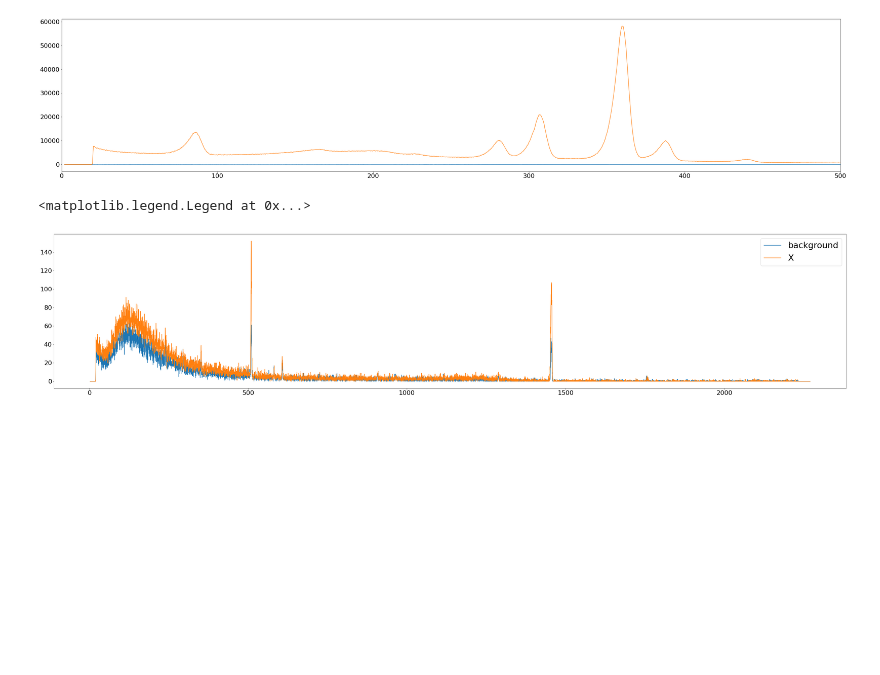
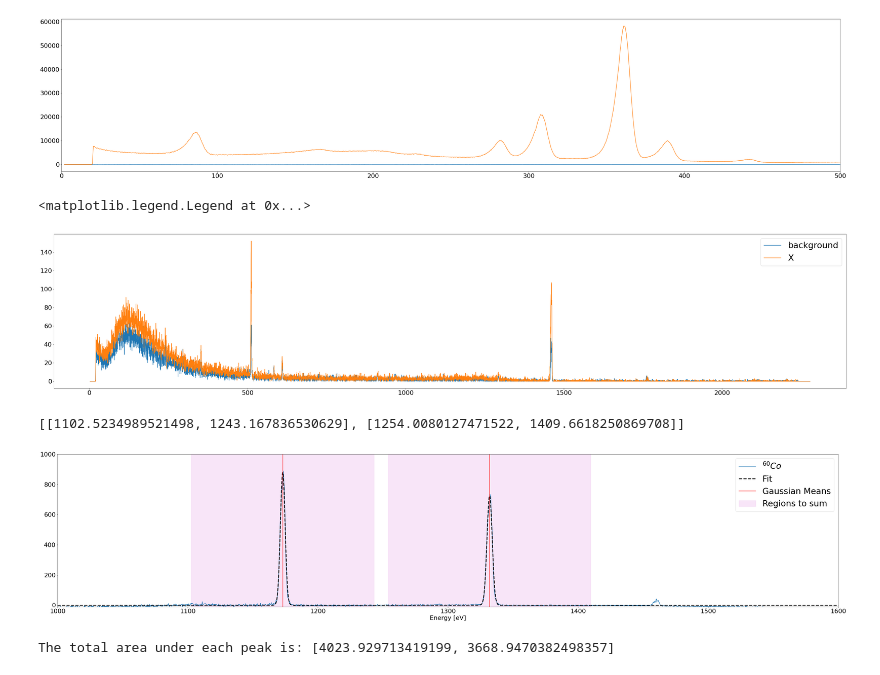
Before and after one commit to callum-mccracken/GRIDS_2022, a Jupyter notebook: HPGe/plot_spectra.ipynb, the cells around one changed output. Cells and saved outputs as stored; diff of their text form; code cells hidden in the pictures; blank space fills up the shorter version.

Commit message:
Started work on summing area under peaks, made peak plotting less hardcoded.

```diff
--- a/HPGe/plot_spectra.ipynb
+++ b/HPGe/plot_spectra.ipynb
@@ -208,3 +205,6 @@ array([ 881.31116622, 4213.55524553,   42.94739844,  726.2081654 ,
 # %%
 cal1 = np.polyfit([coeff_gauss[1],coeff_gauss[4]], [1173, 1332], 1)
+
+#convert our channel values to energy values for the x axis based off the results of the
+channelToEnergy = np.polyval(cal1, xval)
 # %%
@@ -275,0 +272,67 @@ plt.legend(fontsize=30)
+# %%
+### summing up peaks to get total areas of counts
+
+coeff_gauss_E, _ = curve_fit(comb_gauss, channelToEnergy, spectrum_co60-bkgfit, p0=[900, 1173, 10, 800, 1332, 10])
+fit_hist_E = comb_gauss(channelToEnergy, *coeff_gauss_E)
+
+#splits our array up, cutting whereever there is a entry, and making sure we cut the
+#energy array the same way
+fit_hist_E_split = np.array(np.split(fit_hist_E, np.where(fit_hist_E == 0)[0][1:]), dtype=object)
+channelToEnergy_split = np.array(np.split(channelToEnergy, np.where(fit_hist_E == 0)[0][1:]), dtype=object)
+
+#remove all arrays that are length 1 or less
+lengths = [len(i)>1 for i in fit_hist_E_split]
+
+#a 2D array holding the values around each peak
+fit_hist_E_peaks = fit_hist_E_split[lengths]
+channelToEnergyPeaks = channelToEnergy_split[lengths]
+# %%
+plt.figure(figsize=(50, 10))
+
+plt.plot(channelToEnergy, spectrum_co60-bkgfit, label=r'$^{60}Co$')
+
+#get the min and max energy values that we will sum around for plotting
+minMaxEnergyValues = [[np.min(x), np.max(x)] for x in channelToEnergyPeaks]
+
+#empty region just to hold the label
+plt.axvspan(0, 0, alpha=0.1, color='m', label="Regions to sum")
+
+for vals in minMaxEnergyValues:
+    plt.axvspan(vals[0], vals[1], alpha=0.1, color='m')
+
+plt.plot(channelToEnergy, fit_hist_E, c='k', lw=3, ls='--', label="Fit")
+
+plt.axvline(coeff_gauss_E[1], c='r', label="Gaussian Means")
+plt.axvline(coeff_gauss_E[4], c='r')
+
+plt.legend(fontsize=30)
+plt.ylim(-10, 1000)
+plt.xlim(1000, 1600)
+
+plt.xlabel("Energy [eV]")
+plt.show()
+# %% [output]
+[[1102.5234989521498, 1243.167836530629], [1254.0080127471522, 1409.6618250869708]]
+[figure, added]
+# %%
+#takes in sprectrum that is alreay cut for only one peak
+def SumPeaks(x, spectrum):
+
+    #the width of one bin
+    binwidth = x[2] - x[1]
+
+    #sum up all our bins in a region
+    totalArea = np.sum(spectrum)*binwidth
+
+    return totalArea
+
+#loop through all the peaks and calculate the area under the curve
+AreaPeaks = []
+
+for i, peakData in enumerate(fit_hist_E_peaks):
+
+    AreaPeaks.append(SumPeaks(channelToEnergyPeaks[i], peakData))
+
+print("The total area under each peak is:", AreaPeaks)
+# %% [output]
+The total area under each peak is: [4023.929713419199, 3668.9470382498357]
```
Also changed, not shown: parts of 10 cells of this notebook.
